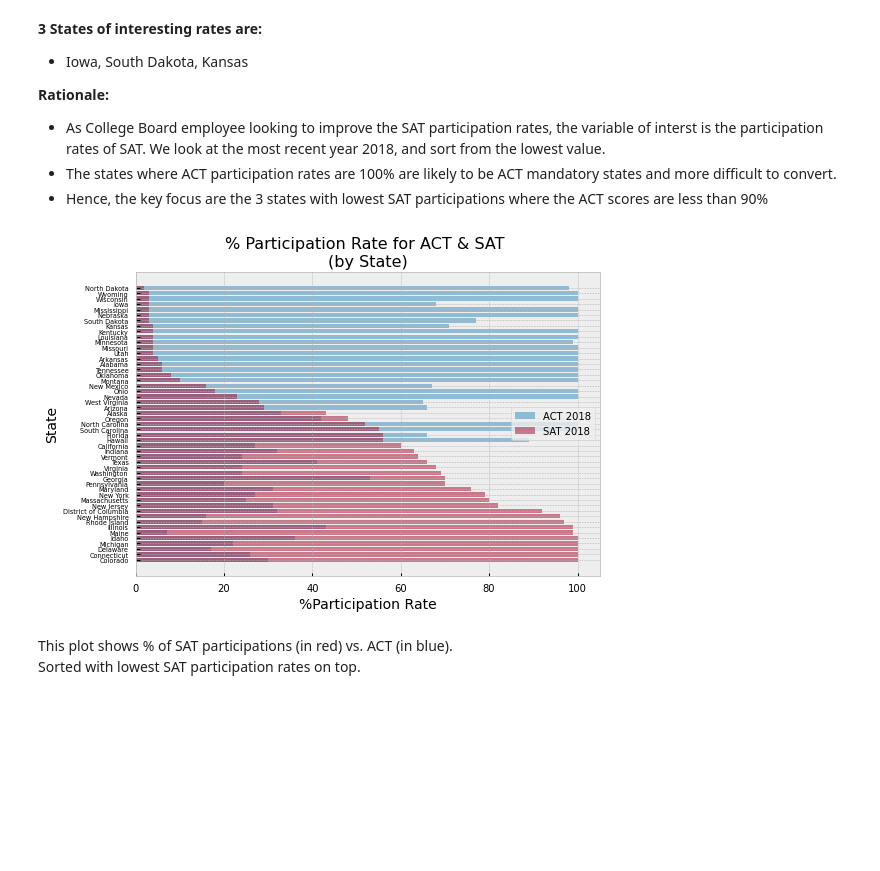
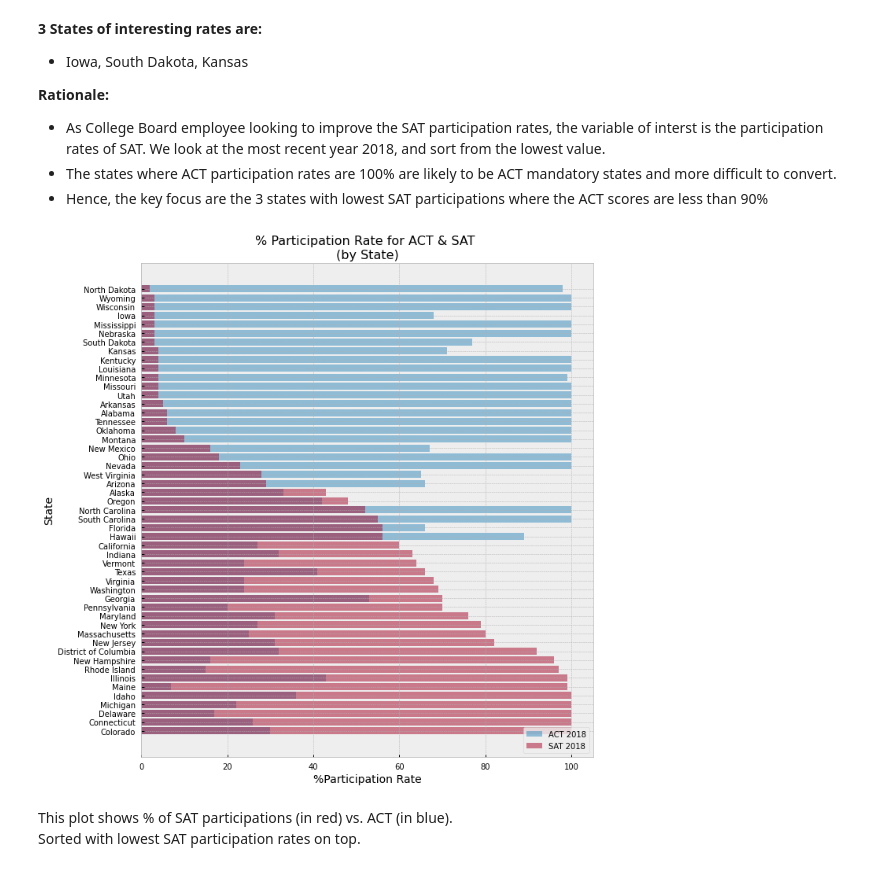
Before and after one commit to Pratch-yani/GA_DSI_16-Projects, a Jupyter notebook: Project1234/project_1/code/starter-code_updated.ipynb, the cells around one changed output. Drawn from its saved outputs; the diff is of its cells as text; code cells hidden in the pictures; blank space fills up the shorter version.

```diff
--- a/Project1234/project_1/code/starter-code_updated.ipynb
+++ b/Project1234/project_1/code/starter-code_updated.ipynb
@@ -2126,24 +2129,21 @@ Based upon your observations, choose **three** states that demonstrate interesti
 # %%
-sorted_participations = final_df[['state','sat18_participation','act18_participation']
-        ].sort_values('sat18_participation', ascending=False)
+fig, ax = plt.subplots(figsize=(10,10), nrows=1, ncols=1, sharex=True, sharey=True)
+ax.barh(sorted_participations.state, sorted_participations.act18_participation, label = 'ACT 2018', alpha=0.5)
+ax.barh(sorted_participations.state, sorted_participations.sat18_participation, label = 'SAT 2018', alpha=0.5)
 
-plt.figsize=(30,20)  # try to make the chart bigger
-plt.barh(sorted_participations.state, sorted_participations.act18_participation, label = 'ACT 2018', alpha=0.5)
-plt.barh(sorted_participations.state, sorted_participations.sat18_participation, label = 'SAT 2018', alpha=0.5)
-
-plt.legend()
+plt.legend(loc='lower right')
 
 plt.title("% Participation Rate for ACT & SAT \n(by State)", fontsize=16)
 
 plt.xlabel("%Participation Rate", fontsize=14)
 plt.ylabel("State",fontsize=14)
 
-plt.tick_params(axis='y', which='major', labelsize=6.5)
+plt.tick_params(axis='y', which='major', labelsize=10)
 plt.tight_layout()
 
 # plt.savefig('../plots/participation_by_state.png')
 # %% [output]
-[figure, old version]
+[figure, new version]
 # %% [markdown]
 This plot shows % of SAT participations (in red) vs. ACT (in blue).
 Sorted with lowest SAT participation rates on top.
```
Also changed, not shown: parts of 3 cells of this notebook.
